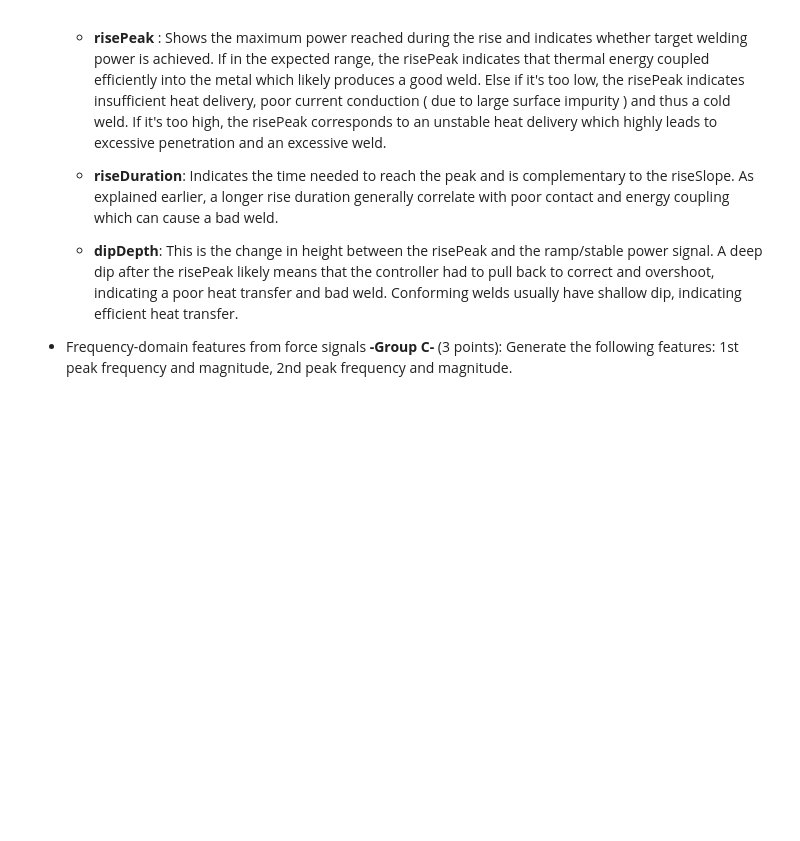
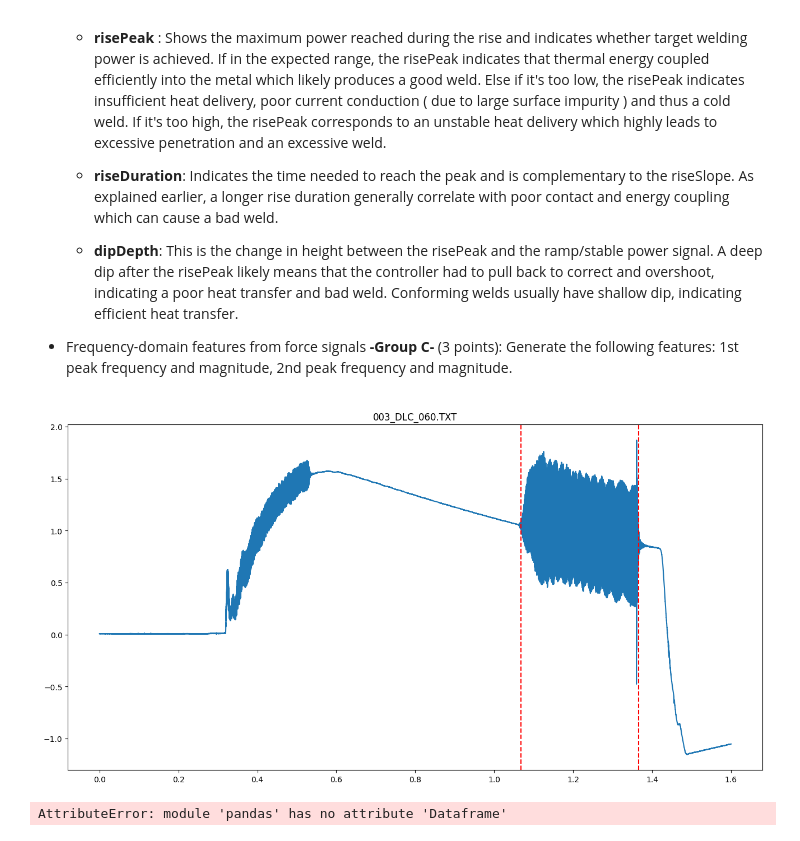
Before and after one commit to ivokusi/ME453-Final-Project, a Jupyter notebook: main.ipynb, the cells around one changed output. Saved outputs shown, nothing was run; the diff lists cells and outputs as text; code cells hidden in the pictures; blank space fills up the shorter version.

```diff
--- a/main.ipynb
+++ b/main.ipynb
@@ -74,24 +90,28 @@ difference between pre-height and the height.
 following features: 1st peak frequency and magnitude, 2nd peak frequency and
 magnitude.
 # %%
+import part3b
 name = "part3b.csv"
 col_names = ["experiment number", "quality label", "Welding Pressure", "pre-height", "height", "height change", "riseSlope", "risePeak", "riseDuration", "dipDepth", "1peakFreq" , "1peakMag", "2peakFreq", "2peakMag"]
 file  = './data/part3/WeldClassification.xls'
 
 df = pd.read_excel(file, skiprows=6)
 
 zero_data = np.zeros(shape=(len(df['Run No.']),len(col_names)))
 
 data_frame = pd.DataFrame(zero_data, columns=col_names)
 
 ## Group A
 data_frame[col_names[0]] = df['Run No.']
 data_frame[col_names[1]] = df['Class Label']
 data_frame[col_names[2]] = df['Pressure [psi]']
 data_frame[col_names[3]] = df['PreHeight [mm]']
 data_frame[col_names[4]] = df['Height [mm]']
 data_frame[col_names[5]] = abs(df['Height [mm]'] - df['PreHeight [mm]'])
 
 ##Group B
-
+part3b.extract_peaks(main_signals[0])
 ##Group C
+# %% [output]
+[figure, added]
+AttributeError: module 'pandas' has no attribute 'Dataframe'
```
Also changed, not shown: parts of 1 cell of this notebook, 2 other files.
